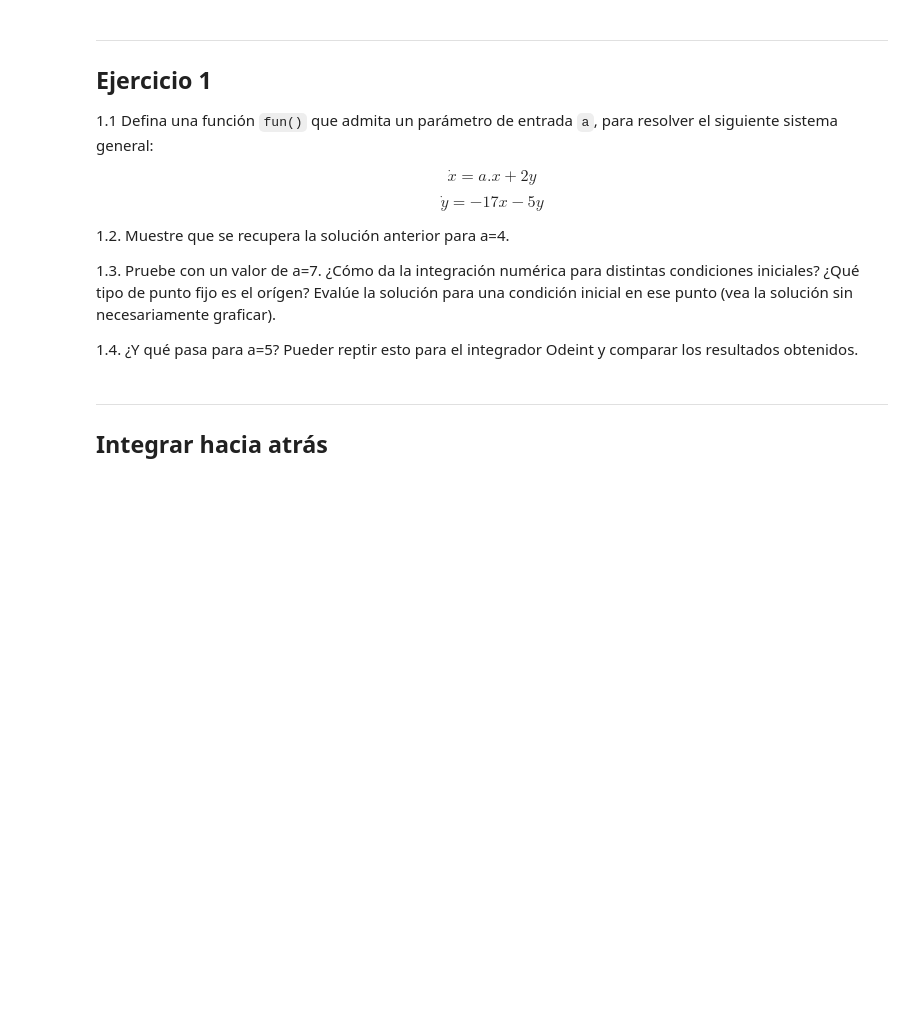
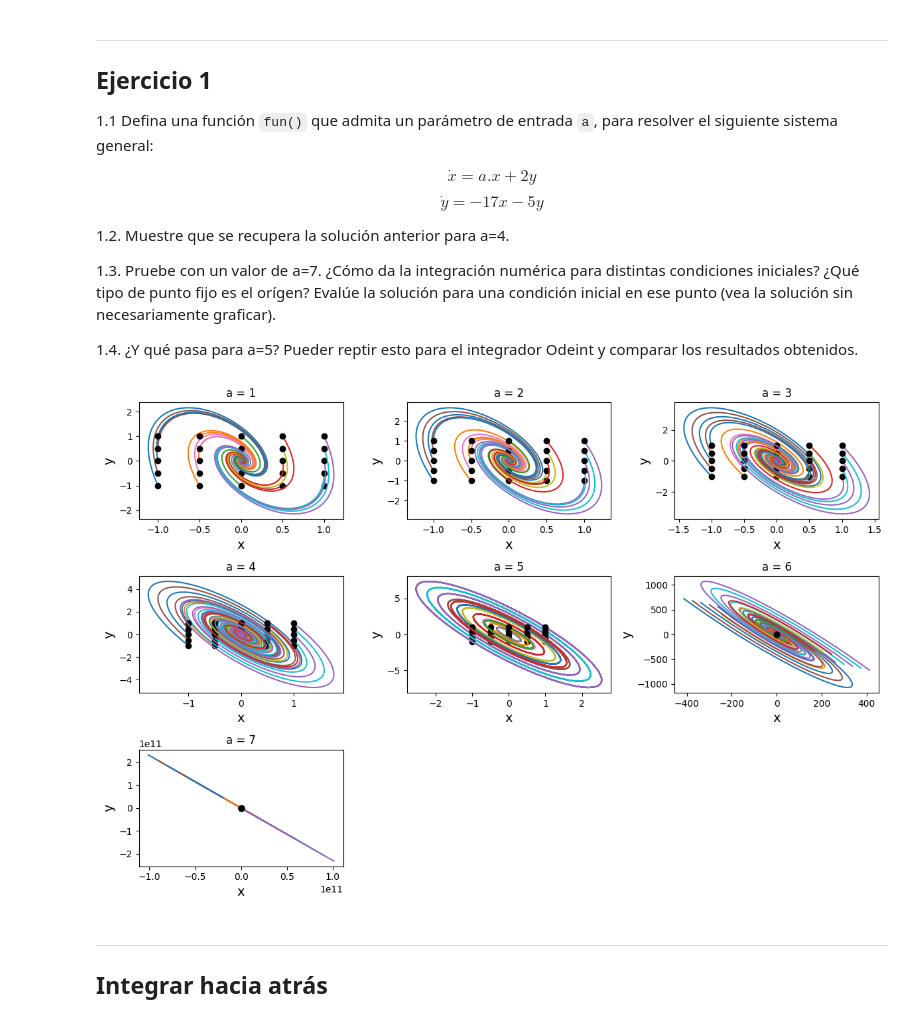
Before and after one commit to HBocaccio/NumLabIMC, a Jupyter notebook: Colabs/nb04_Metodos2D.ipynb, the cells around one changed output. Cells and saved outputs as stored; diff of their text form; code cells hidden in the pictures; blank space fills up the shorter version.

```diff
--- a/Colabs/nb04_Metodos2D.ipynb
+++ b/Colabs/nb04_Metodos2D.ipynb
@@ -369,3 +388,45 @@ $$
+# %%
+def fun(t, z, a=4):
+    x = z[0]
+    y = z[1]
+    dxdt = a*x + 2*y
+    dydt = -17*x - 5*y
+    return dxdt, dydt
+
+def generate_square_conditions(x_min, x_max, y_min, y_max, step=1):
+    # Generate the grid of points for xi and yi
+    x_values = np.arange(x_min, x_max + step, step)
+    y_values = np.arange(y_min, y_max + step, step)
+
+    # Create a meshgrid of points
+    xi, yi = np.meshgrid(x_values, y_values)
+
+    # Stack them as pairs of (xi, yi)
+    initial_conditions = np.column_stack([xi.ravel(), yi.ravel()])
+
+    return initial_conditions
+
+DT = 0.001
+TMAX = 10
+plt.figure(figsize=(12,8))
+for a in range(1, 8):
+    t = np.arange(0, TMAX, DT)
+    for [xi, yi] in generate_square_conditions(-1, 1, -1, 1, step=0.5):
+        ti = t[0]
+        zi = [xi, yi]
+        sol = sp.integrate.solve_ivp(fun, [t[0], t[-1]], zi, t_eval=t, method='RK45', args=(a,))
+
+        plt.subplot(3, 3, a)
+        plt.title(f'a = {a}')
+        plt.plot(sol.y[0, :], sol.y[1,  :])
+        plt.plot(xi, yi, 'ko')
+        plt.xlabel('x', fontsize=14)
+        plt.ylabel('y', fontsize=14)
+
+plt.tight_layout()
+plt.show()
+# %% [output]
+[figure, added]
 # %% [markdown]
 ---
 ## Integrar hacia atrás
```
Also changed, not shown: parts of 24 cells of this notebook.
